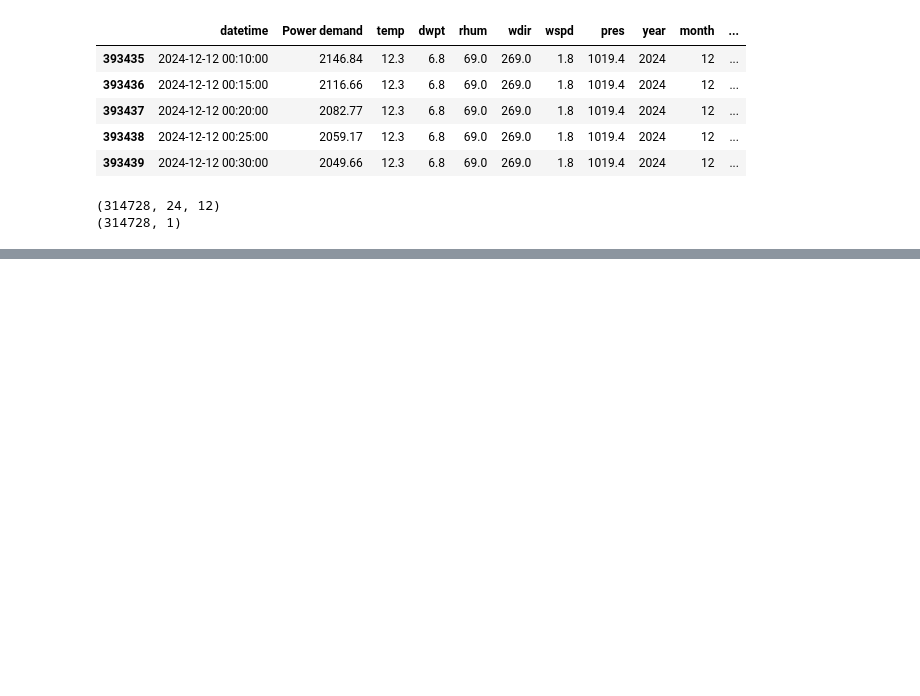
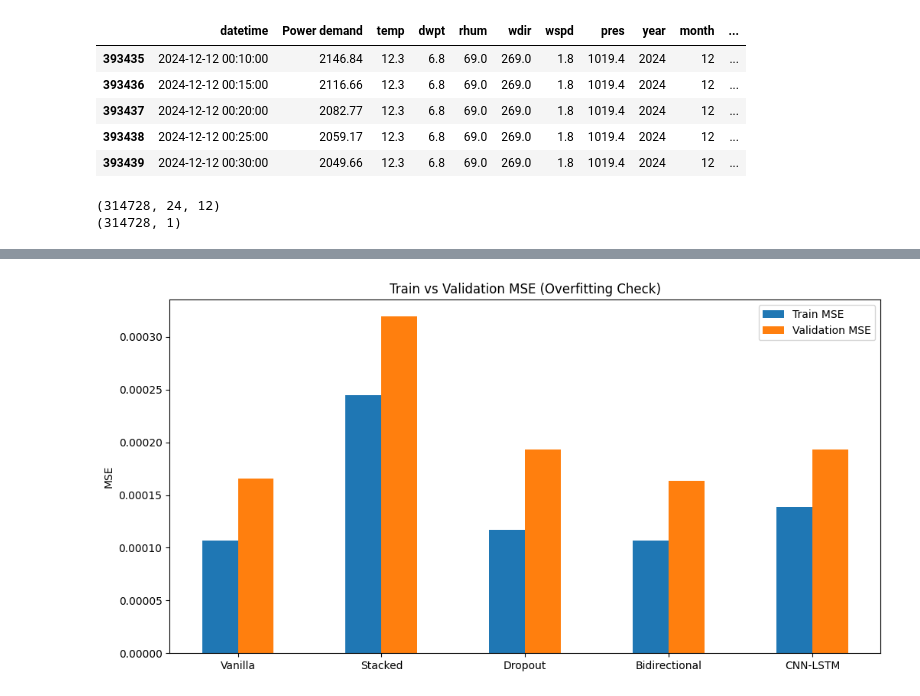
Before and after one commit to Danieljoshua720/Electricity-demand-forecasting-AIML, a Jupyter notebook: AIML.ipynb, the cells around one changed output, grey strips where cells are left out. Cells and saved outputs as stored; diff of their text form; code cells hidden in the pictures; blank space fills up the shorter version.

```diff
--- a/AIML.ipynb
+++ b/AIML.ipynb
@@ -277,0 +416,14 @@ Epoch 9/10
+# %%
+train_mse = [all_results[m]['Train_MSE'] for m in models]
+val_mse   = [all_results[m]['Val_MSE'] for m in models]
+
+plt.figure(figsize=(12,6))
+plt.bar(x - width/2, train_mse, width, label='Train MSE')
+plt.bar(x + width/2, val_mse, width, label='Validation MSE')
+plt.xticks(x, models)
+plt.ylabel('MSE')
+plt.title('Train vs Validation MSE (Overfitting Check)')
+plt.legend()
+plt.show()
+# %% [output]
+[figure, added]
```
Also changed, not shown: parts of 7 cells of this notebook.
